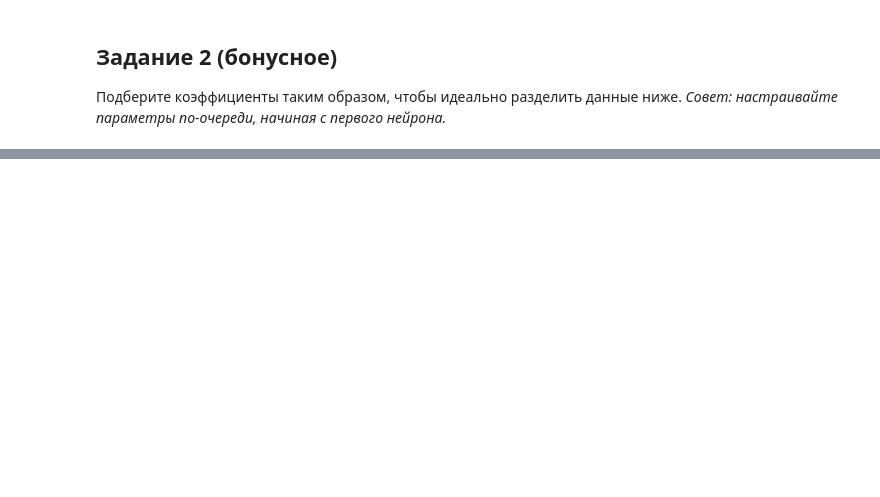
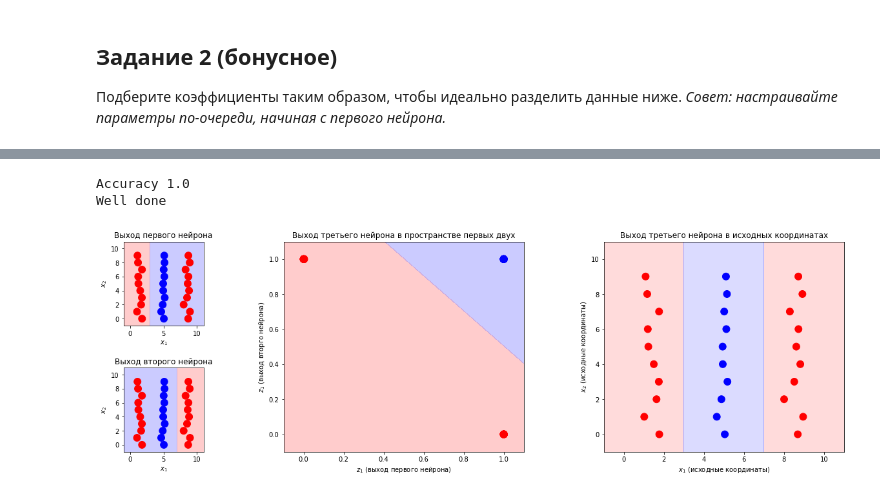
Before and after one commit to vsolodkyi/NeuralNetworks_SkillBox, a Jupyter notebook: module_1/homework_1.ipynb, the cells around one changed output, grey strips where cells are left out. Saved outputs shown, nothing was run; the diff lists cells and outputs as text; code cells hidden in the pictures; blank space fills up the shorter version.

```diff
--- a/module_1/homework_1.ipynb
+++ b/module_1/homework_1.ipynb
@@ -263,8 +263,10 @@ class ThreeNeuronsNeuralNet(Neuron):
         logit = None
 
         # < YOUR CODE STARTS HERE >
-
-
+        z1 = self.neuron1.predict_class(x)
+        z2 = self.neuron2.predict_class(x)
+        z1z2 = np.stack((z1, z2), axis=1)
+        logit = self.neuron3.calculate_logit(z1z2)
 
         # < YOUR CODE ENDS HERE >
 
@@ -314,18 +322,22 @@ show_data(X, y)
 # %%
 ################################
 # Меняйте коэффиценты ниже
-a1, b1, c1 = 0.0, -3.0, 15.0
-a2, b2, c2 = -3.0, 3.0, -2.0
-a3, b3, c3 = 1.5, 1.5, -0.65
+a1, b1, c1 = 5.0, 0.0, -15.0
+a2, b2, c2 = -10.0, 0.0, 70.0
+a3, b3, c3 = 1.5, 1.5, -2.25
 
 ################################
 neural_net = ThreeNeuronsNeuralNet([a1, b1, c1],
                                    [a2, b2, c2],
                                    [a3, b3, c3])
 
 visualize(neural_net, X, y)
 
 if eval_clf(neural_net, X, y) == 1:
     print("Well done")
 else:
     print("Something went wrong")
+# %% [output]
+Accuracy 1.0
+Well done
+[figure, added]
```
Also changed, not shown: parts of 3 cells of this notebook.
